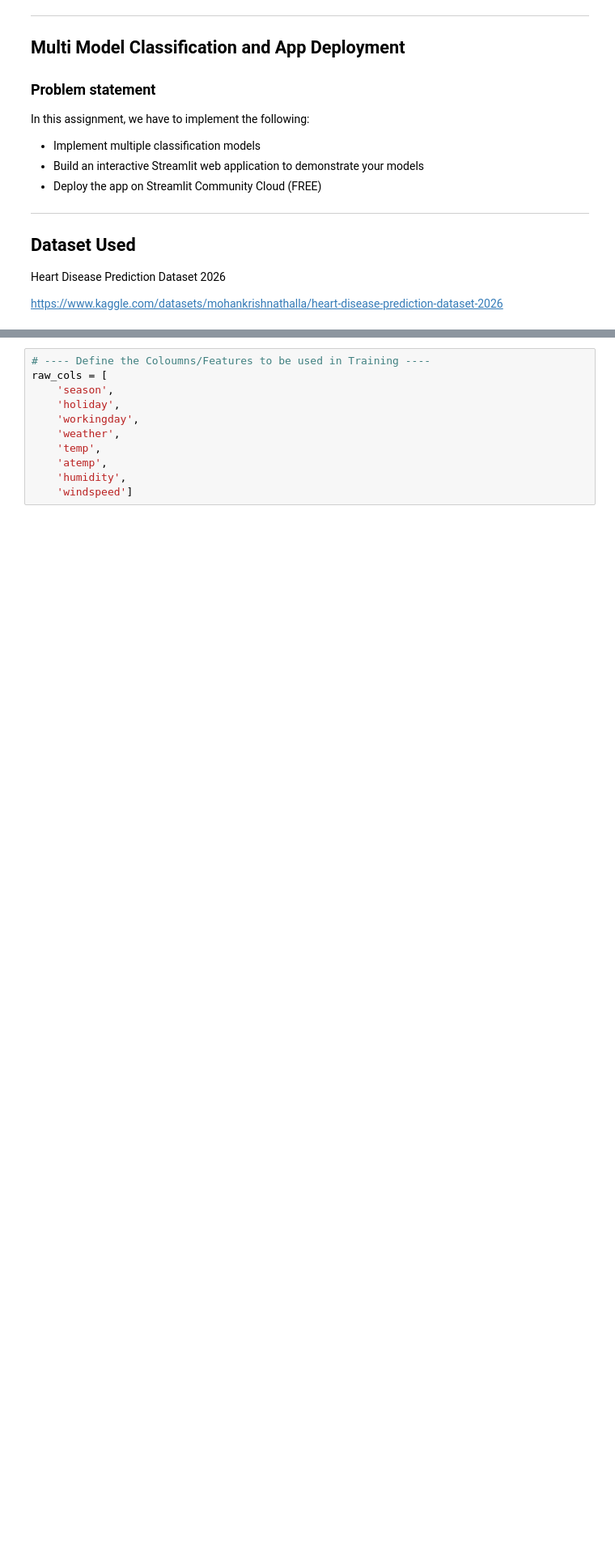
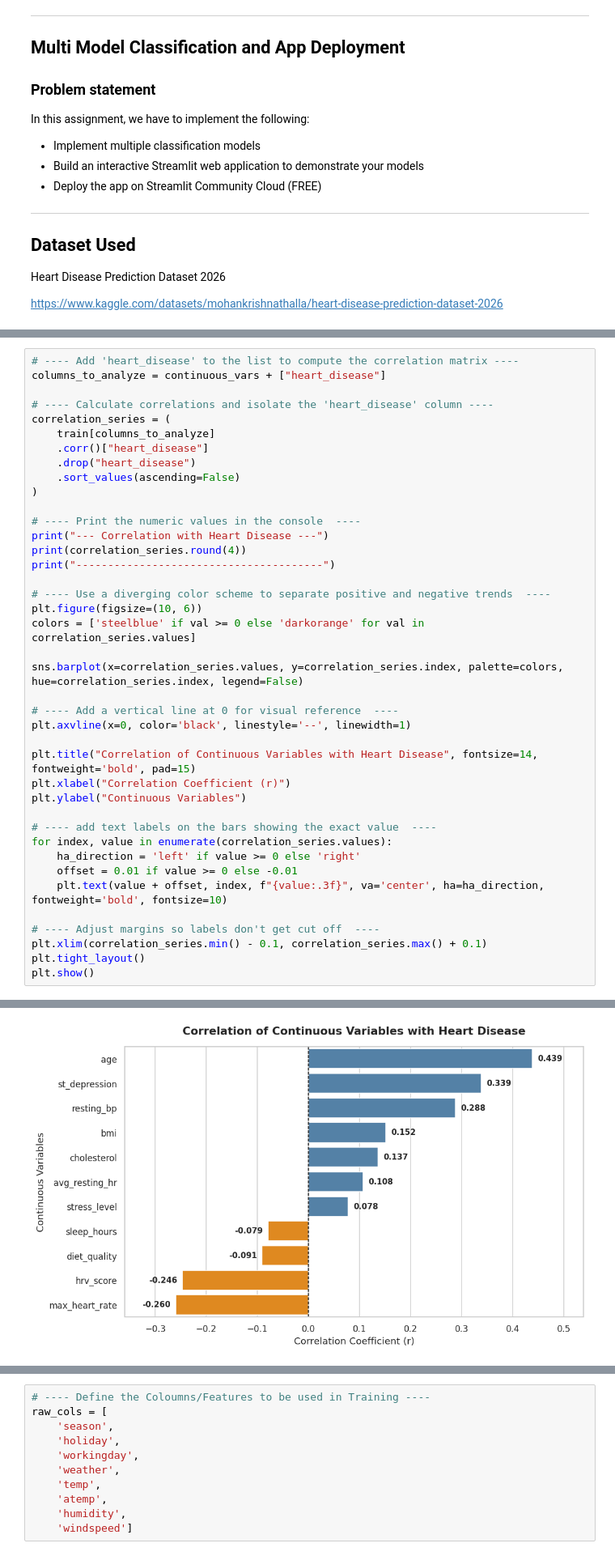
Before and after one commit to RahulGupta1291/ml-assignment-2, a Jupyter notebook: ML_2026AJ05022_Assignment2.ipynb, the cells around one changed output, grey strips where cells are left out. Shown at 81% size. Drawn from its saved outputs; the diff is of its cells as text; blank space fills up the shorter version.

```diff
--- a/ML_2026AJ05022_Assignment2.ipynb
+++ b/ML_2026AJ05022_Assignment2.ipynb
@@ -52,0 +305,41 @@ plt.rcParams.update({"figure.dpi": 110, "figure.autolayout": True, "axes.titlewe
+# %%
+# ---- Add 'heart_disease' to the list to compute the correlation matrix ----
+columns_to_analyze = continuous_vars + ["heart_disease"]
+
+# ---- Calculate correlations and isolate the 'heart_disease' column ----
+correlation_series = (
+    train[columns_to_analyze]
+    .corr()["heart_disease"]
+    .drop("heart_disease")
+    .sort_values(ascending=False)
+)
+
+# ---- Print the numeric values in the console  ----
+print("--- Correlation with Heart Disease ---")
+print(correlation_series.round(4))
+print("---------------------------------------")
+
+# ---- Use a diverging color scheme to separate positive and negative trends  ----
+plt.figure(figsize=(10, 6))
+colors = ['steelblue' if val >= 0 else 'darkorange' for val in correlation_series.values]
+
+sns.barplot(x=correlation_series.values, y=correlation_series.index, palette=colors, hue=correlation_series.index, legend=False)
+
+# ---- Add a vertical line at 0 for visual reference  ----
+plt.axvline(x=0, color='black', linestyle='--', linewidth=1)
+
+plt.title("Correlation of Continuous Variables with Heart Disease", fontsize=14, fontweight='bold', pad=15)
+plt.xlabel("Correlation Coefficient (r)")
+plt.ylabel("Continuous Variables")
+
+# ---- add text labels on the bars showing the exact value  ----
+for index, value in enumerate(correlation_series.values):
+    ha_direction = 'left' if value >= 0 else 'right'
+    offset = 0.01 if value >= 0 else -0.01
+    plt.text(value + offset, index, f"{value:.3f}", va='center', ha=ha_direction, fontweight='bold', fontsize=10)
+
+# ---- Adjust margins so labels don't get cut off  ----
+plt.xlim(correlation_series.min() - 0.1, correlation_series.max() + 0.1)
+plt.tight_layout()
+plt.show()
+# %% [output]
@@ -52,0 +360 @@ plt.rcParams.update({"figure.dpi": 110, "figure.autolayout": True, "axes.titlewe
+[figure, added]
```
Also changed, not shown: parts of 77 cells of this notebook.
